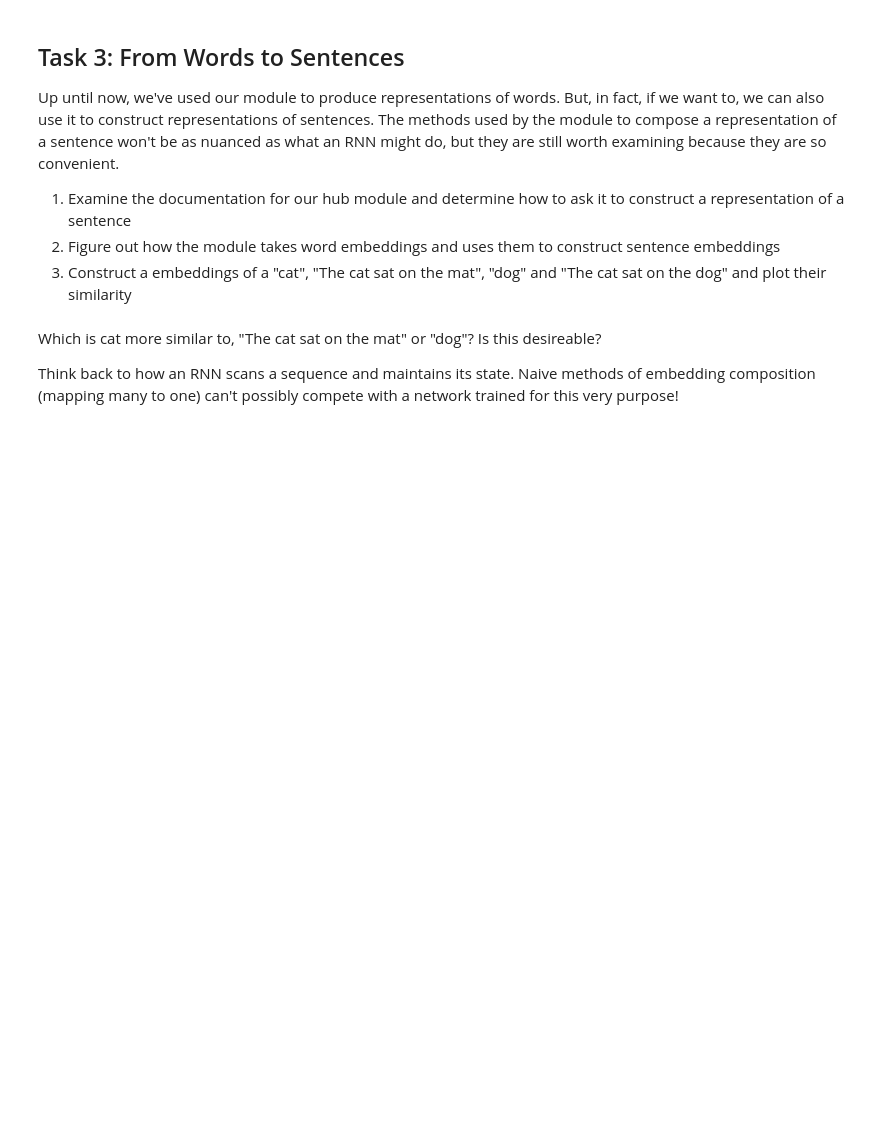
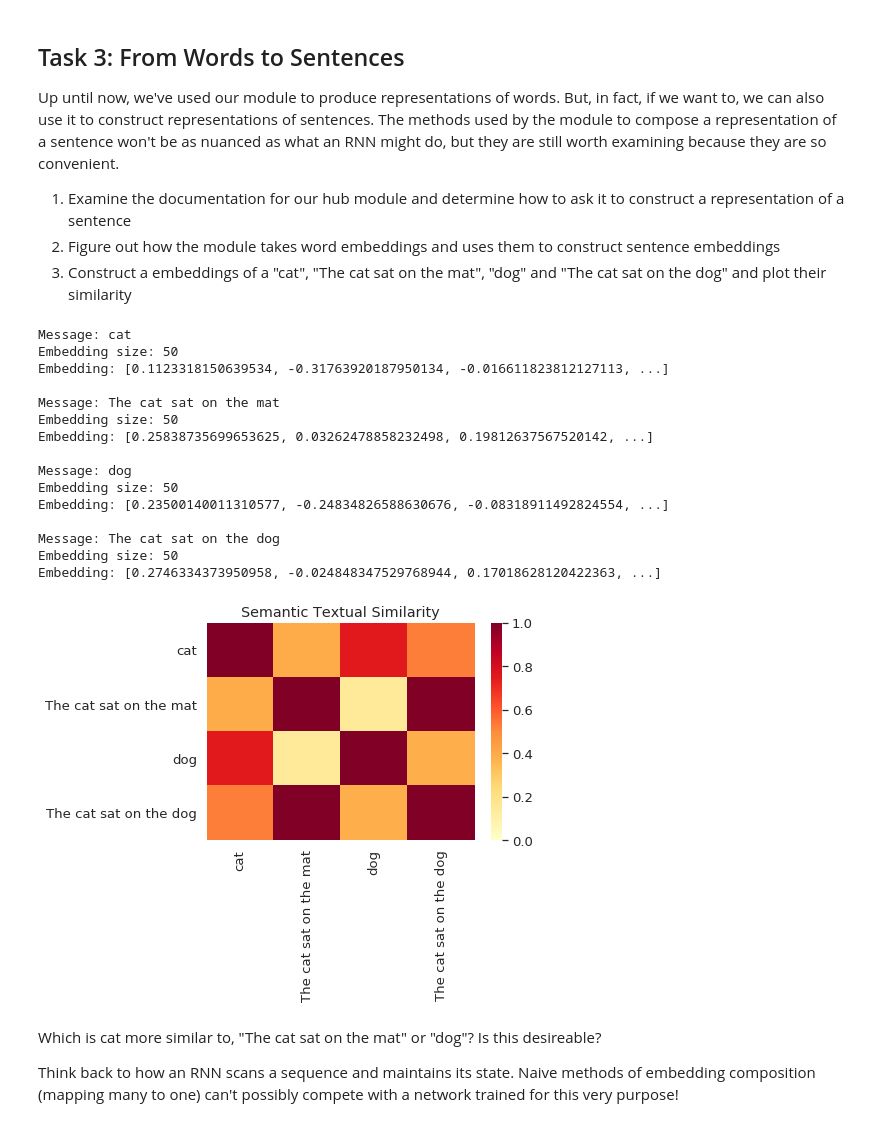
Before and after one commit to tientrandinh/AdvancedMLwithTFonGCP, a Jupyter notebook: courses/machine_learning/deepdive/09_sequence/labs/reusable-embeddings.ipynb, the cells around one changed output. Drawn from its saved outputs; the diff is of its cells as text; code cells hidden in the pictures; blank space fills up the shorter version.

Commit message:
Task 3

```diff
--- a/courses/machine_learning/deepdive/09_sequence/labs/reusable-embeddings.ipynb
+++ b/courses/machine_learning/deepdive/09_sequence/labs/reusable-embeddings.ipynb
@@ -208,3 +206,25 @@ Up until now, we've used our module to produce representations of words. But, in
+# %%
+# Task 3
+messages = ["cat", "The cat sat on the mat", "dog", "The cat sat on the dog"]
+my_embeddings = create_embeddings(messages, embed)
+plot_similarity(messages, my_embeddings)
+# %% [output]
+Message: cat
+Embedding size: 50
+Embedding: [0.1123318150639534, -0.31763920187950134, -0.016611823812127113, ...]
+
+Message: The cat sat on the mat
+Embedding size: 50
+Embedding: [0.25838735699653625, 0.03262478858232498, 0.19812637567520142, ...]
+
+Message: dog
+Embedding size: 50
+Embedding: [0.23500140011310577, -0.24834826588630676, -0.08318911492824554, ...]
+
+Message: The cat sat on the dog
+Embedding size: 50
+Embedding: [0.2746334373950958, -0.024848347529768944, 0.17018628120422363, ...]
+[figure, added]
 # %% [markdown]
 Which is cat more similar to, "The cat sat on the mat" or "dog"? Is this desireable?
 
```
Also changed, not shown: parts of 1 cell of this notebook.
